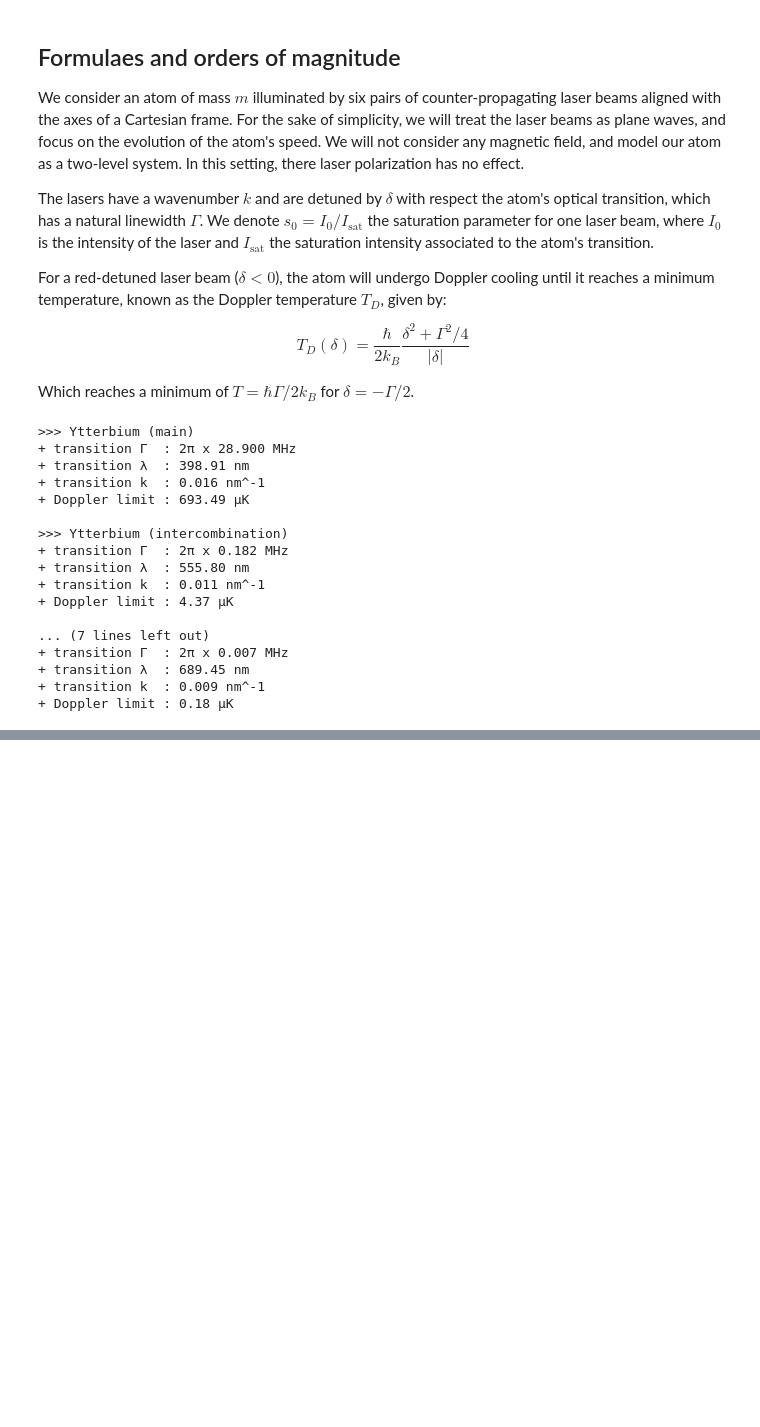
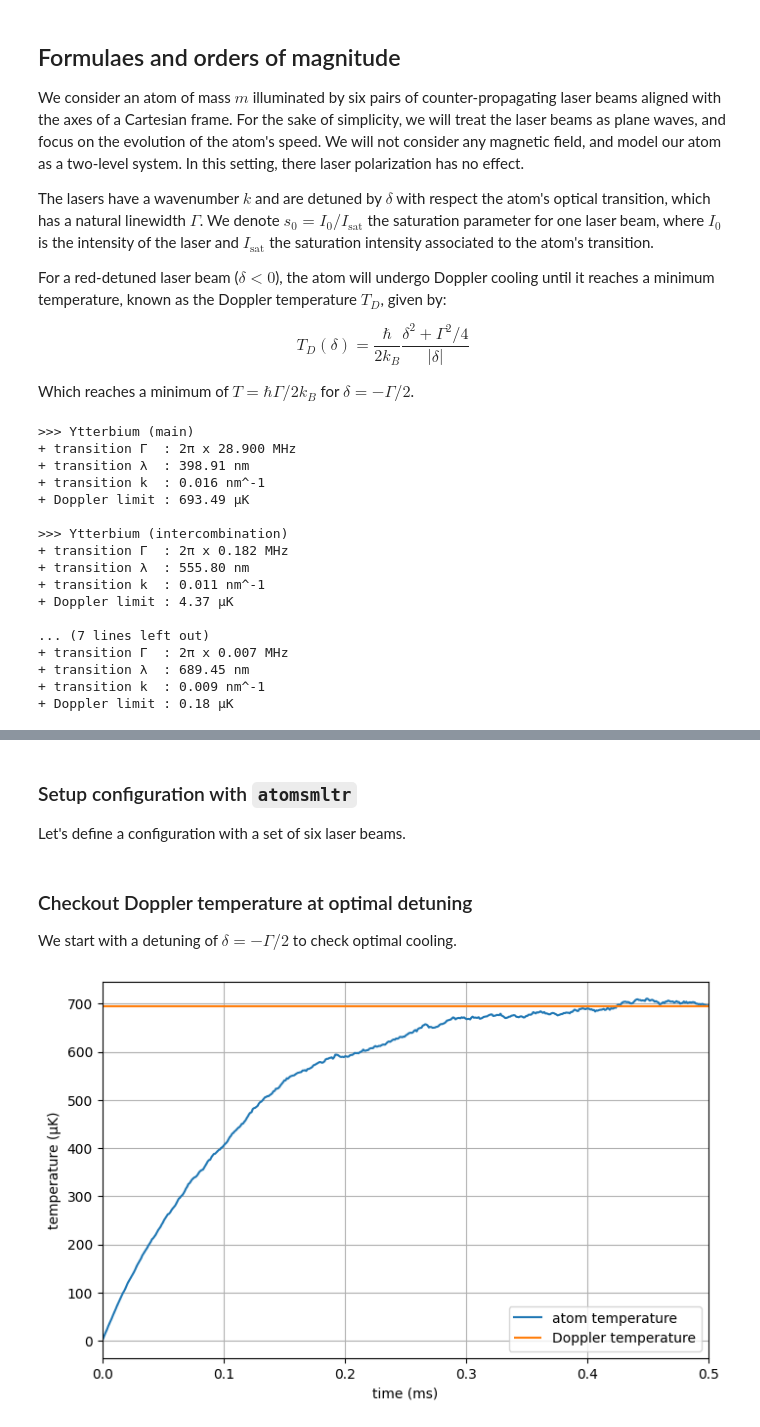
Before and after one commit to adareau/atomSmltr, a Jupyter notebook: docs/_notebook_examples/atomic_physics/benchmark_Doppler_temperature.ipynb, the cells around one changed output, grey strips where cells are left out. Cells and saved outputs as stored; diff of their text form; code cells hidden in the pictures; blank space fills up the shorter version.

Commit message:
[notebook] Doppler temperature, optimal case

```diff
--- a/docs/_notebook_examples/atomic_physics/benchmark_Doppler_temperature.ipynb
+++ b/docs/_notebook_examples/atomic_physics/benchmark_Doppler_temperature.ipynb
@@ -52,0 +57,4 @@ for atom in [Ytterbium(), Strontium()]:
+# %% [markdown]
+### Setup configuration with ``atomsmltr``
+
+Let's define a configuration with a set of six laser beams.
@@ -52,0 +90,42 @@ for atom in [Ytterbium(), Strontium()]:
+# %% [markdown]
+### Checkout Doppler temperature at optimal detuning
+
+We start with a detuning of $\delta = -\Gamma/2$ to check optimal cooling.
+# %%
+# - PREPARE SIMULATION
+# update config parameters
+delta = -0.5 * main.Gamma
+config.reset_atomlight_coupling()
+for laser in config.list_lasers():
+    config.add_atomlight_coupling(laser=laser, transition="main", detuning=delta)
+
+# initial conditions and time
+u0 = np.zeros(shape=(2_000, 6))  # a set of 2e3 atoms at zero speed and position
+t = np.linspace(0, 0.5e-3, 500)  # integrate over 0.5ms
+# %%
+# - SIMULATE
+from atomsmltr.simulation import RK4St
+sim = RK4St(config)
+res = sim.integrate(u0, t)
+# %%
+# - CHECK RESULT
+# extract temperature from speed
+v = res.y[:, 3:6, :]  # we take only the speed vector
+v_norm = np.linalg.norm(v, axis=1)
+T = Ytterbium().mass * np.mean(v_norm**2, axis=0) / csts.k / 3
+# compute Doppler temperature
+T_Doppler = main.get_Doppler_temperature(delta)
+# plot
+plt.figure(figsize=(8, 5))
+plt.plot(res.t * 1e3, T * 1e6, label="atom temperature")
+plt.hlines(
+    T_Doppler * 1e6, 0, res.t.max() * 1e3, color="C1", label="Doppler temperature"
+)
+plt.xlim(0, res.t.max() * 1e3)
+plt.grid()
+plt.legend(loc="lower right")
+plt.xlabel("time (ms)")
+plt.ylabel("temperature (µK)")
+plt.show()
+# %% [output]
+[figure, added]
```
Also changed, not shown: parts of 2 cells of this notebook.
